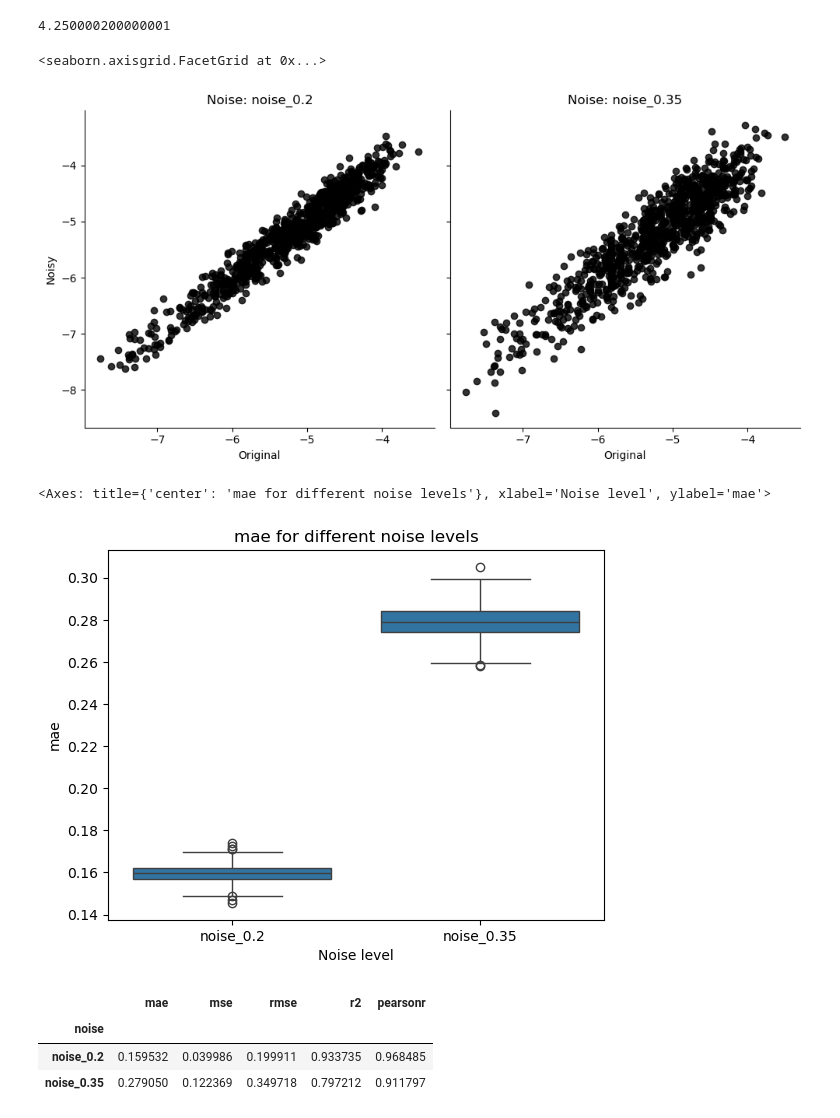
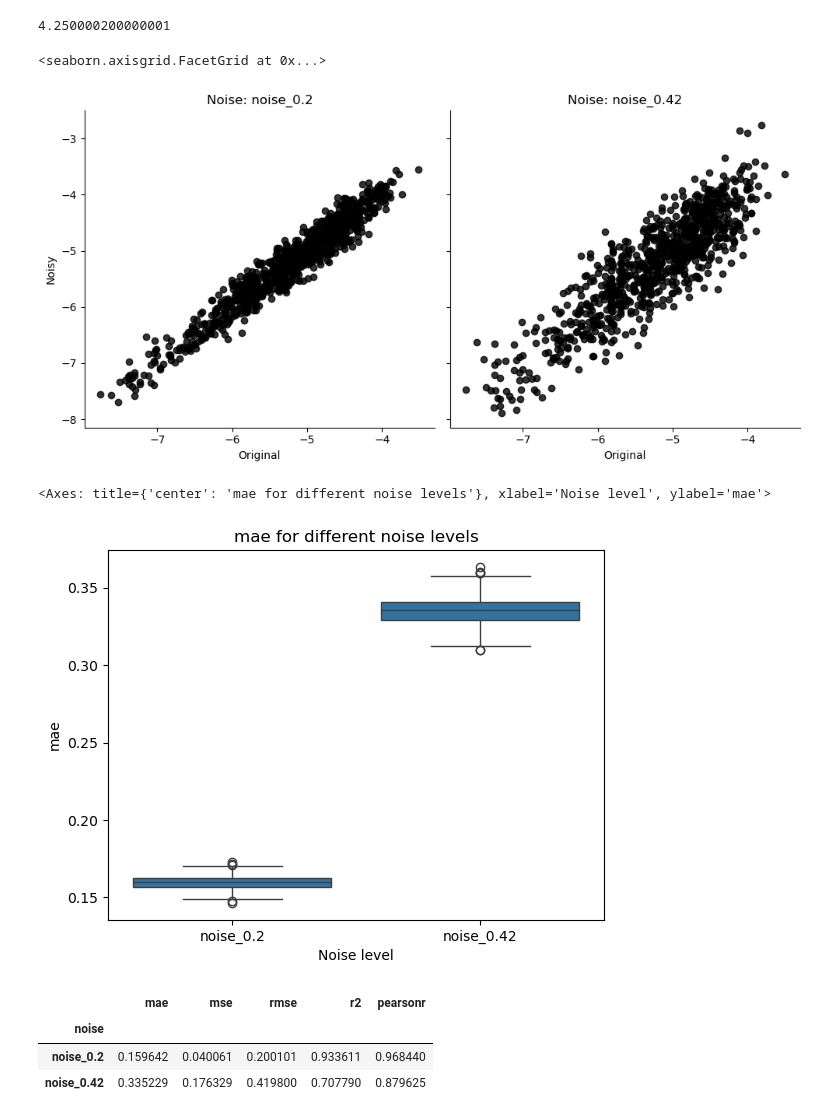
Before and after one commit to D-Cru/NoiseEstimator, a Jupyter notebook: notebooks/d_caco2_wang.ipynb, the cells around one changed output. Drawn from its saved outputs; the diff is of its cells as text; code cells hidden in the pictures.

```diff
--- a/notebooks/d_caco2_wang.ipynb
+++ b/notebooks/d_caco2_wang.ipynb
@@ -33,21 +65,21 @@ print(data_range)
 # %%
 data.y.to_csv('../data/processed/caco2.csv', index=False)
 # %%
-NE = NoiseEstimator(data.y, [0.2, 0.35])
+NE = NoiseEstimator(data.y, [0.2, 0.42])
 NE.plot()
 # %% [output]
 <seaborn.axisgrid.FacetGrid at 0x...>
-[figure, old version]
+[figure, new version]
 # %%
 NE.plot_bootstrap(metric='mae')
 # %% [output]
 <Axes: title={'center': 'mae for different noise levels'}, xlabel='Noise level', ylabel='mae'>
-[figure, old version]
+[figure, new version]
 # %%
 NE.noise_bootstraps.groupby('noise').mean()
 # %% [output]
 |  | mae | mse | rmse | r2 | pearsonr |
 | noise |  |  |  |  |  |
-| noise_0.2 | 0.159532 | 0.039986 | 0.199911 | 0.933735 | 0.968485 |
-| noise_0.35 | 0.279050 | 0.122369 | 0.349718 | 0.797212 | 0.911797 |
+| noise_0.2 | 0.159642 | 0.040061 | 0.200101 | 0.933611 | 0.968440 |
+| noise_0.42 | 0.335229 | 0.176329 | 0.419800 | 0.707790 | 0.879625 |
 # %%
```
Also changed, not shown: parts of 4 cells of this notebook, 9 other files.
